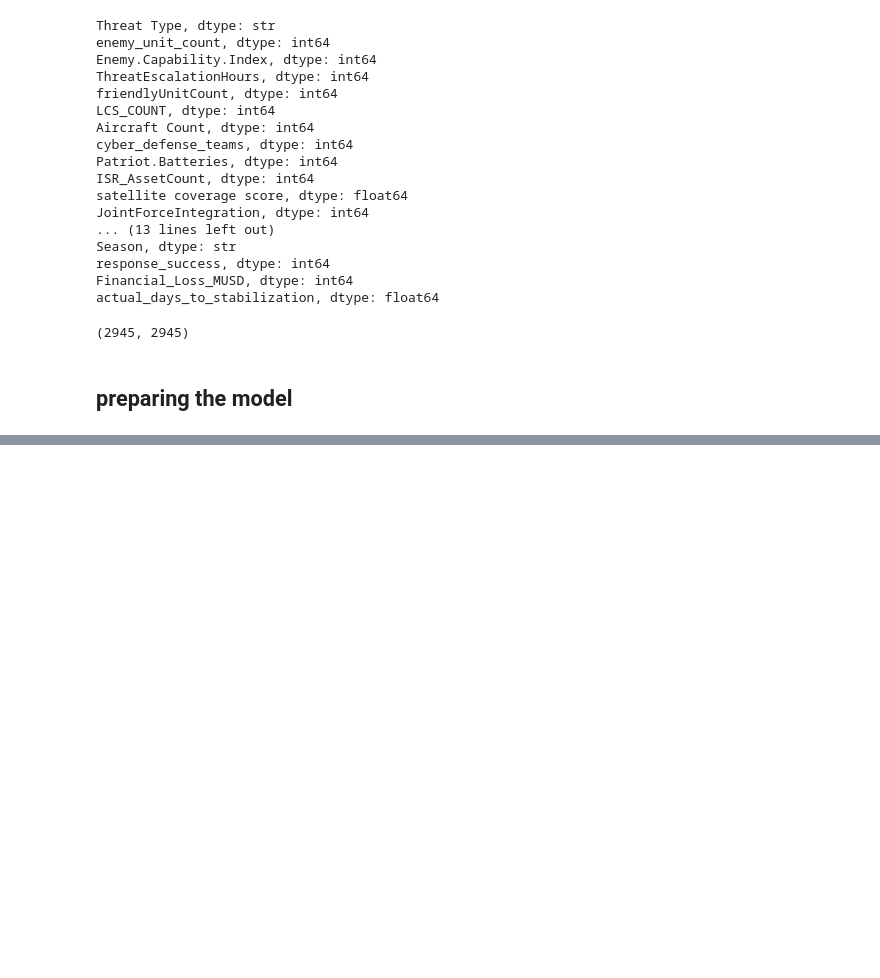
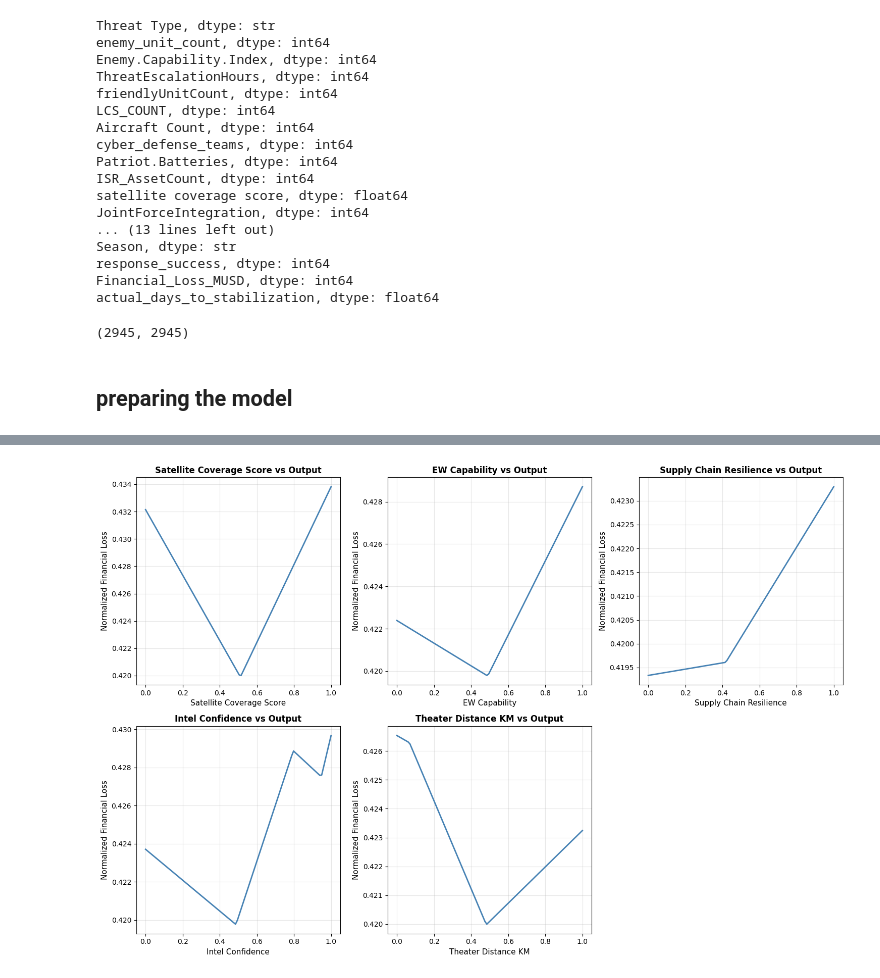
Before and after one commit to schiffman-ben/UNH-Hackathon-2026-Group-3, a Jupyter notebook: notebooks/surrogate_model.ipynb, the cells around one changed output, grey strips where cells are left out. Drawn from its saved outputs; the diff is of its cells as text; code cells hidden in the pictures; blank space fills up the shorter version.

Commit message:
surrogate cont

```diff
--- a/notebooks/surrogate_model.ipynb
+++ b/notebooks/surrogate_model.ipynb
@@ -320,0 +318,52 @@ plt.show()
+# %%
+# ai generated code:
+# Visualize surrogate model: 2D plots of each input vs output
+# Create a 2x3 grid with one blank space for the 5 inputs
+
+input_names = [
+    'Satellite Coverage Score',
+    'EW Capability',
+    'Supply Chain Resilience',
+    'Intel Confidence',
+    'Theater Distance KM'
+]
+
+fig, axes = plt.subplots(2, 3, figsize=(15, 10))
+axes = axes.flatten()
+
+# For each input variable, create predictions while varying that input
+for i, ax in enumerate(axes):
+    if i < 5:  # Only plot 5 subplots (leave last one blank)
+        # Create a range of values for the input variable
+        input_range = np.linspace(0, 1, 100)
+
+        # Create prediction arrays by holding other inputs at their mean
+        predictions = []
+
+        for val in input_range:
+            # Start with mean normalized values for all inputs
+            input_vector = np.mean(inputs, axis=1)
+
+            # Vary the current input
+            input_vector[i] = val
+
+            # Convert to tensor and predict
+            input_tensor = torch.tensor(input_vector).float().unsqueeze(0)
+            with torch.no_grad():
+                pred = model(input_tensor).item()
+            predictions.append(pred)
+
+        # Plot
+        ax.plot(input_range, predictions, linewidth=2, color='steelblue')
+        ax.set_xlabel(input_names[i], fontsize=11)
+        ax.set_ylabel('Normalized Financial Loss', fontsize=11)
+        ax.set_title(f'{input_names[i]} vs Output', fontsize=12, fontweight='bold')
+        ax.grid(True, alpha=0.3)
+    else:
+        # Leave the last subplot blank
+        ax.axis('off')
+
+plt.tight_layout()
+plt.show()
+# %% [output]
+[figure, added]
```
Also changed, not shown: parts of 3 cells of this notebook.
